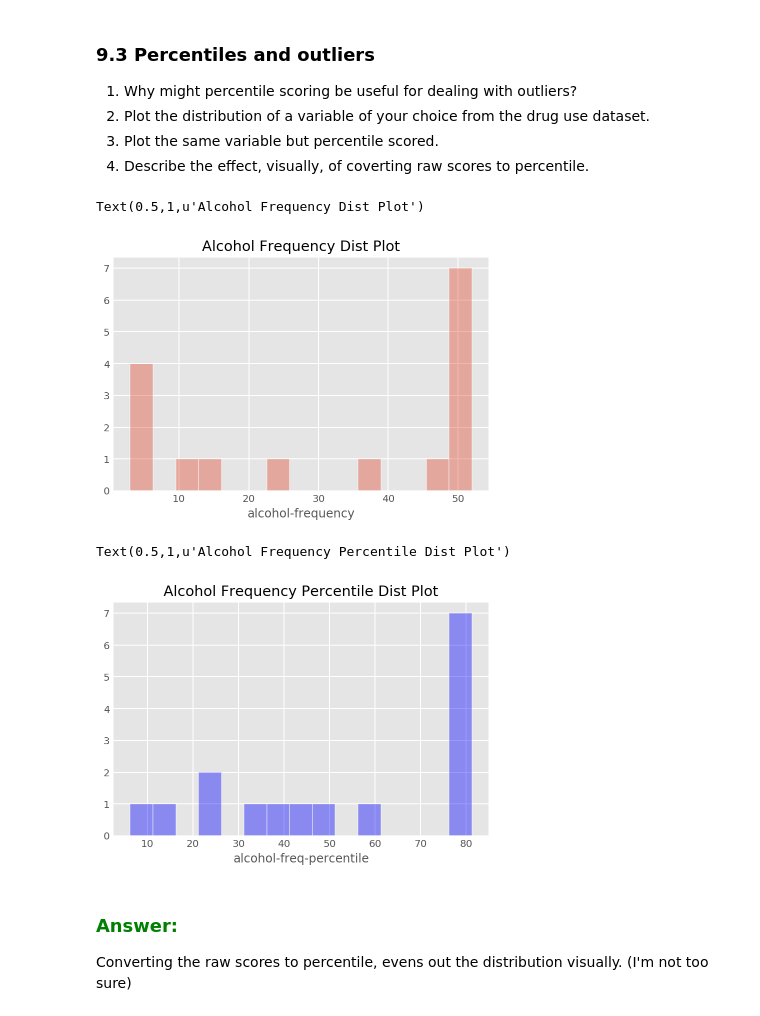
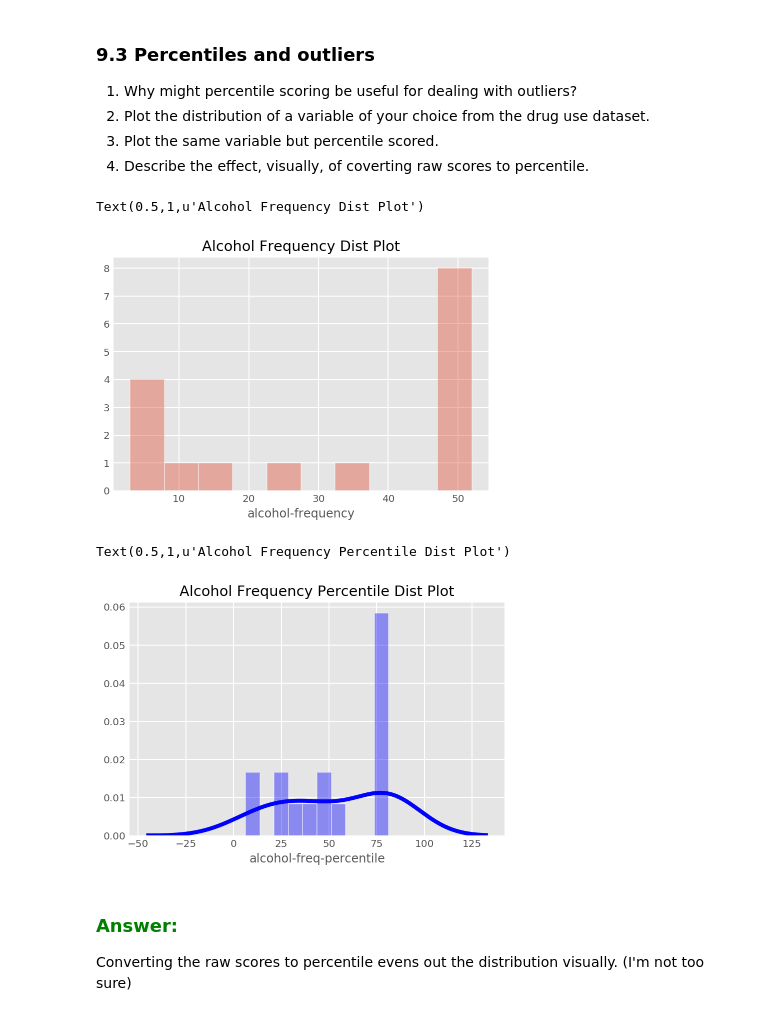
Before and after one commit to teojinhowe/DSI-4-SG, a Jupyter notebook: project-two/project-02-v2-starter-code-jin-howe.ipynb, the cells around one changed output. Cells and saved outputs as stored; diff of their text form; code cells hidden in the pictures.

```diff
--- a/project-two/project-02-v2-starter-code-jin-howe.ipynb
+++ b/project-two/project-02-v2-starter-code-jin-howe.ipynb
@@ -1028,11 +984,11 @@ Since spearman uses the rank in its calculation, it can use percentile which als
 # %%
 ## Plot the distribution of a variable of your choice from the drug use dataset.
 
-sns.distplot(df_2['alcohol-frequency'],bins=15,kde=False,hist_kws=dict(edgecolor='w',lw=1))
+sns.distplot(df_2['alcohol-frequency'],bins=10,kde=False,hist_kws=dict(edgecolor='w',lw=1))
 plt.title('Alcohol Frequency Dist Plot')
 # %% [output]
 Text(0.5,1,u'Alcohol Frequency Dist Plot')
-[figure, old version]
+[figure, new version]
 # %%
 ## Creating a column with the converted percentile score from raw score
 
@@ -1040,11 +996,11 @@ df_2['alcohol-freq-percentile'] = [stats.percentileofscore(df_2['alcohol-frequen
 # %%
 ## Plot the same variable but percentile scored.
 
-sns.distplot(df_2['alcohol-freq-percentile'],bins=15,kde=False,hist_kws=dict(edgecolor='w',lw=1),color='blue')
+sns.distplot(df_2['alcohol-freq-percentile'],bins=10,kde=True,hist_kws=dict(edgecolor='w',lw=1),color='blue')
 plt.title('Alcohol Frequency Percentile Dist Plot')
 # %% [output]
 Text(0.5,1,u'Alcohol Frequency Percentile Dist Plot')
-[figure, old version]
+[figure, new version]
 # %% [markdown]
 ### <font color='green'>Answer:</font>
-Converting the raw scores to percentile, evens out the distribution visually. (I'm not too sure)
+Converting the raw scores to percentile evens out the distribution visually. (I'm not too sure)
```
Also changed, not shown: parts of 19 cells of this notebook.
